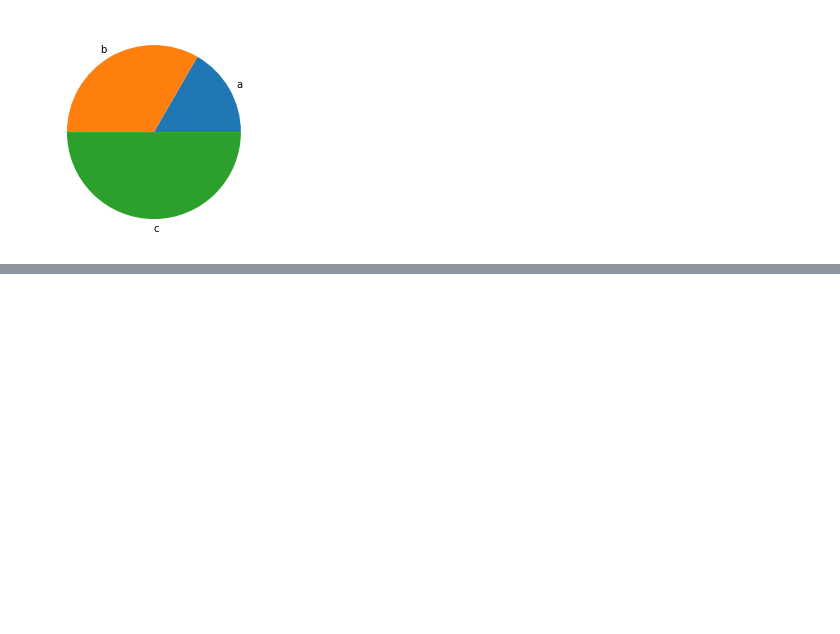
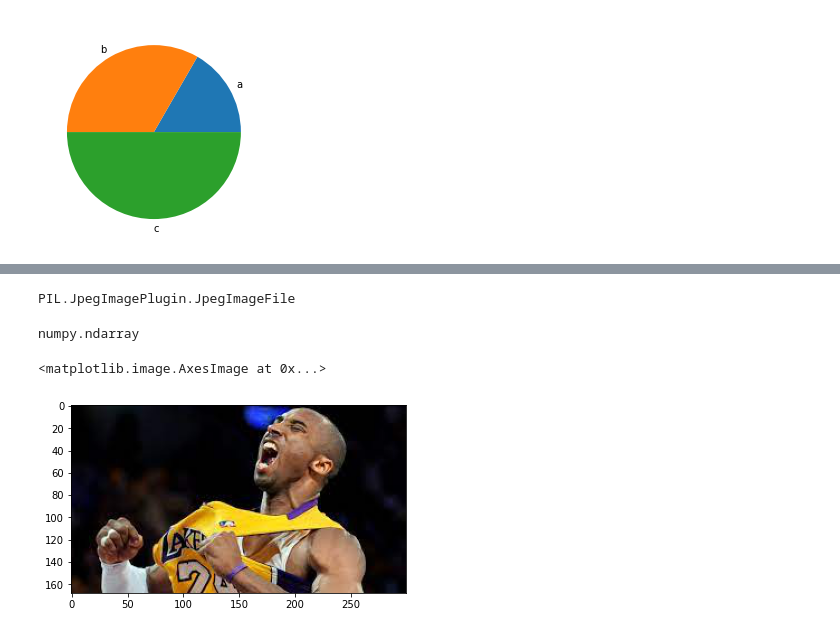
Before and after one commit to Chenronron/20230219-python, a Jupyter notebook: 20230219.ipynb, the cells around one changed output, grey strips where cells are left out. Drawn from its saved outputs; the diff is of its cells as text; code cells hidden in the pictures; blank space fills up the shorter version.

```diff
--- a/20230219.ipynb
+++ b/20230219.ipynb
@@ -577,0 +589,17 @@ plt.pie(x, labels=c);
+# %%
+lin = Image.open('KOBE.jpg')
+# %%
+type(lin)
+# %% [output]
+PIL.JpegImagePlugin.JpegImageFile
+# %%
+lin_array = np.array(lin)
+# %%
+type(lin_array)
+# %% [output]
+numpy.ndarray
+# %%
+plt.imshow(lin_array)
+# %% [output]
+<matplotlib.image.AxesImage at 0x...>
+[figure, added]
```
Also changed, not shown: parts of 47 cells of this notebook.
